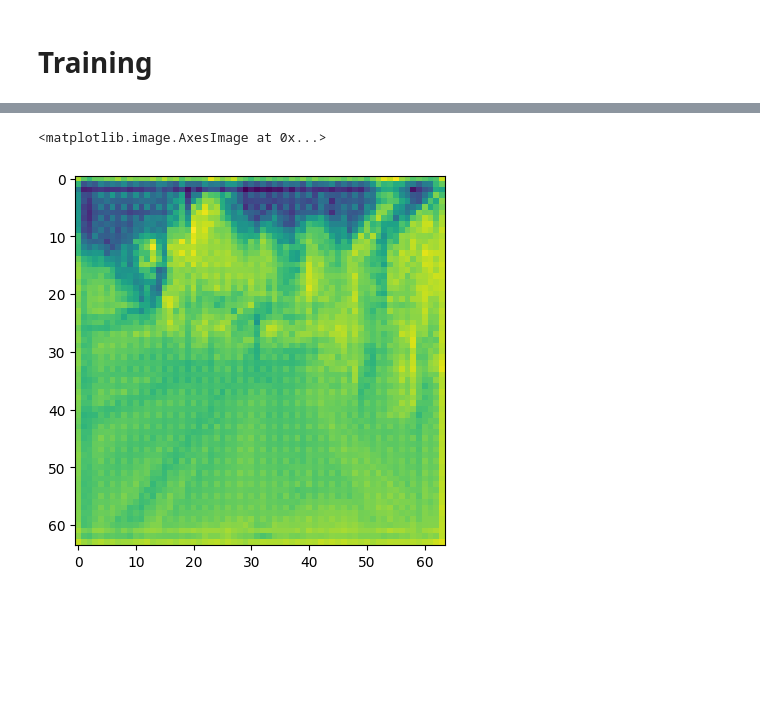
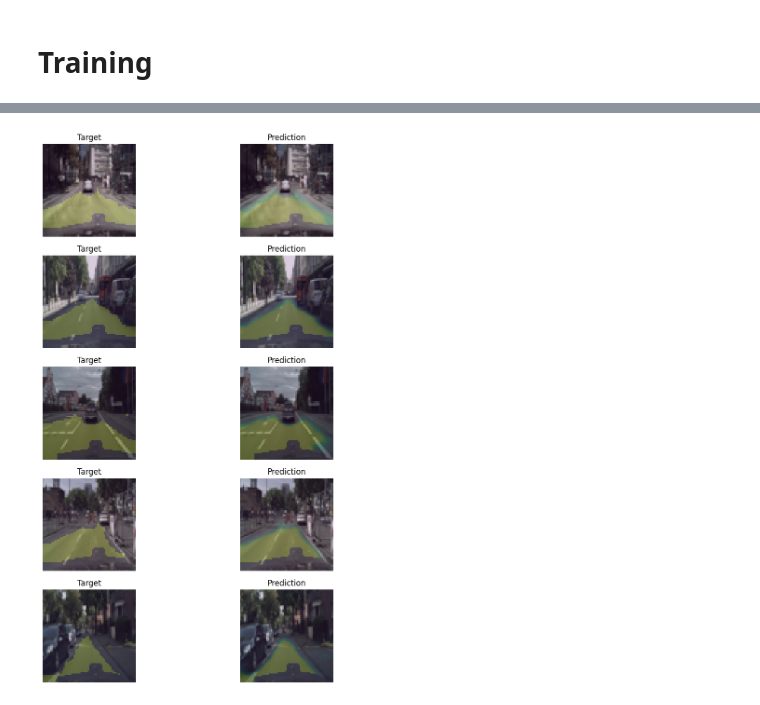
Before and after one commit to SergeiDBykov/ai-side-projects, a Jupyter notebook: road_segmentation/segmentation_model_keras.ipynb, the cells around one changed output, grey strips where cells are left out. Drawn from its saved outputs; the diff is of its cells as text; code cells hidden in the pictures; blank space fills up the shorter version.

```diff
--- a/road_segmentation/segmentation_model_keras.ipynb
+++ b/road_segmentation/segmentation_model_keras.ipynb
@@ -198,11 +198,11 @@ plt.imshow(pred[0].numpy())
 # %%
-LEARNING_RATE = 1e-6 #default is 1e-3
+LEARNING_RATE = 1e-3 #default is 1e-3
 optimizer = tf.keras.optimizers.Adam(learning_rate=LEARNING_RATE)
 model.compile(loss = "binary_crossentropy", optimizer = optimizer, metrics = ["accuracy"])
 # %% [markdown]
 # Training
 # %%
 BATCH_SIZE = 128
-EPOCHS = 10
-history = model.fit(x=X_train, y=Y_train, epochs = EPOCHS, batch_size = BATCH_SIZE)#, validation_data = (X_valid, Y_valid))
+EPOCHS = 50
+history = model.fit(x=X_train, y=Y_train, epochs = EPOCHS, batch_size = BATCH_SIZE, validation_data = (X_valid, Y_valid))
 # %% [output]
@@ -215,8 +226,31 @@ KeyboardInterrupt:
-# %%
-#process one image
-
-pred = model(X_train[2:3])
-plt.imshow(pred[0].numpy())
-# %% [output]
-<matplotlib.image.AxesImage at 0x...>
-[figure, removed]
+# %%
+#process one image
+n = 5
+idx = np.random.randint(0, len(X_valid), size = 5)
+
+fig, axs = plt.subplots(n, 2, figsize = (10, 15))
+
+for i, id in enumerate(idx):
+  img = X_valid[id:id+1]
+  target = Y_valid[id:id+1]
+  pred = model(img)
+
+  axs[i][0].imshow(img[0])
+  axs[i][0].imshow(target[0], alpha = 0.2)
+
+  axs[i][1].imshow(img[0])
+  axs[i][1].imshow(pred[0], alpha = 0.2)
+
+  axs[i][0].axis('off')
+  axs[i][1].axis('off')
+
+  axs[i][0].set_title('Target')
+  axs[i][1].set_title('Prediction')
+
+
+
+
+plt.show()
+#plt.tight_layout()
+# %% [output]
+[figure, added]
```
Also changed, not shown: parts of 2 cells of this notebook, 1 other file.
